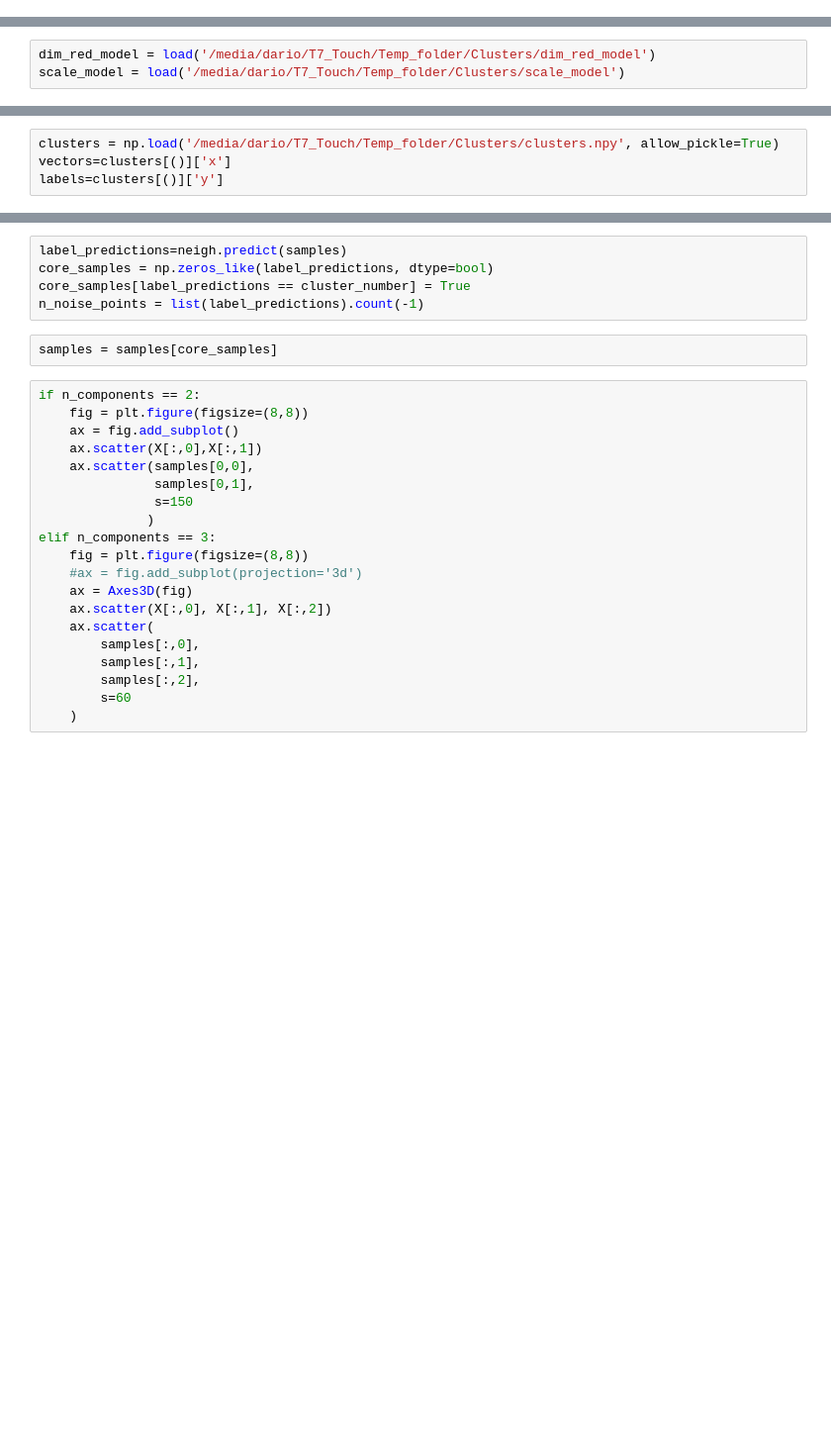
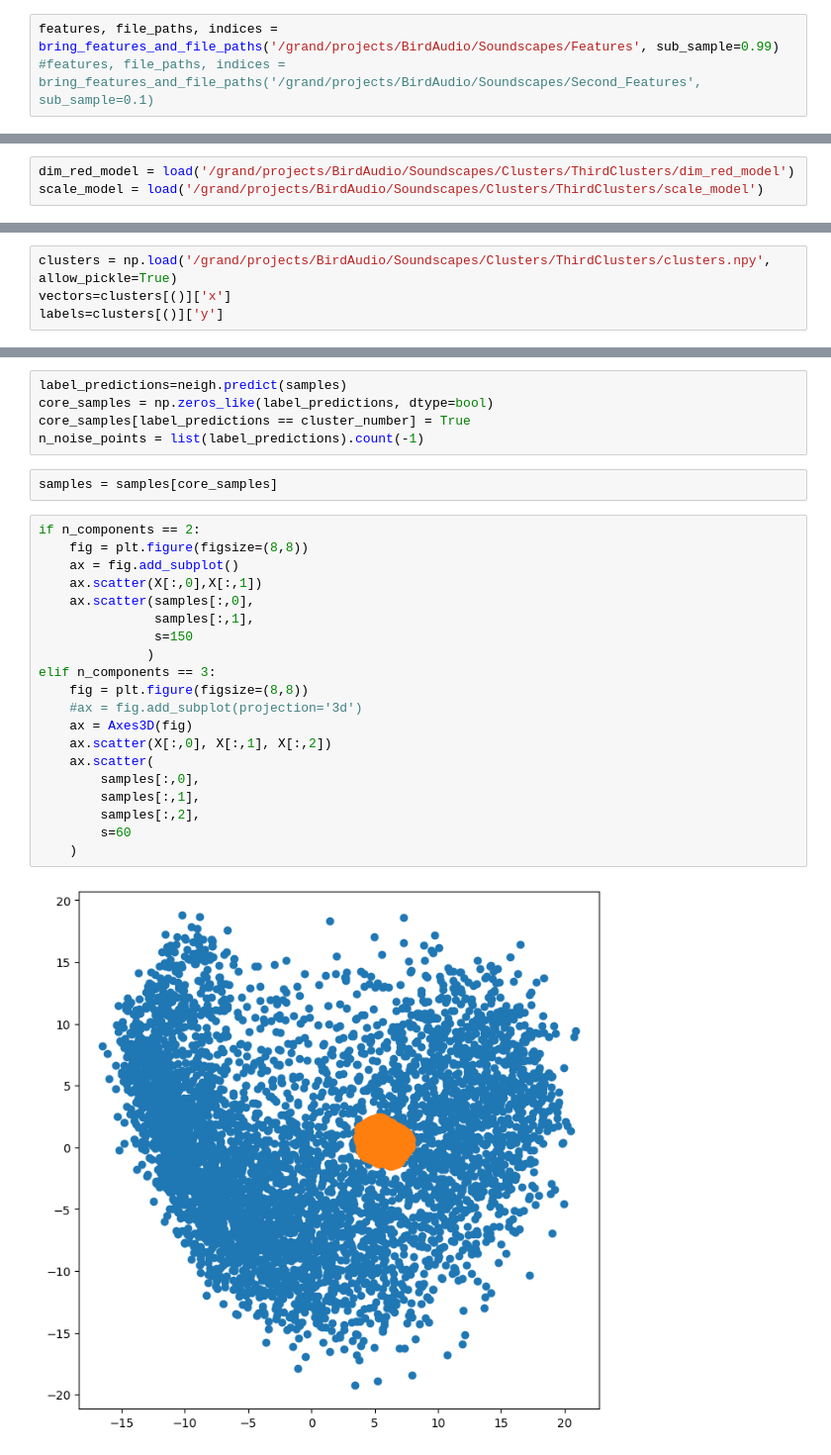
Before and after one commit to rajanisamir/Soundscape_analysis, a Jupyter notebook: Post_Processing/Find Cluster.ipynb, the cells around one changed output, grey strips where cells are left out. Shown at 99% size. Saved outputs shown, nothing was run; the diff lists cells and outputs as text; blank space fills up the shorter version.

```diff
--- a/Post_Processing/Find Cluster.ipynb
+++ b/Post_Processing/Find Cluster.ipynb
@@ -20,0 +19,3 @@ features, file_paths, indices = bring_features_and_file_paths('/home/dario/mount
+# %%
+features, file_paths, indices = bring_features_and_file_paths('/grand/projects/BirdAudio/Soundscapes/Features', sub_sample=0.99)
+#features, file_paths, indices = bring_features_and_file_paths('/grand/projects/BirdAudio/Soundscapes/Second_Features', sub_sample=0.1)
@@ -21,8 +24,8 @@ features, file_paths, indices = bring_features_and_file_paths('/home/dario/mount
 # %% [markdown]
 Now, we want to transform the features, scaling them and reducing their dimensionality
 # %%
-dim_red_model = load('/media/dario/T7_Touch/Temp_folder/Clusters/dim_red_model')
-scale_model = load('/media/dario/T7_Touch/Temp_folder/Clusters/scale_model')
+dim_red_model = load('/grand/projects/BirdAudio/Soundscapes/Clusters/ThirdClusters/dim_red_model')
+scale_model = load('/grand/projects/BirdAudio/Soundscapes/Clusters/ThirdClusters/scale_model')
 # %%
 samples = transform_features(features, scale_model, dim_red_model)
 samples.shape
@@ -31,7 +36,7 @@ Load the clusters generated from the features
 
 We will use them to classify our sample of features now
 # %%
-clusters = np.load('/media/dario/T7_Touch/Temp_folder/Clusters/clusters.npy', allow_pickle=True)
+clusters = np.load('/grand/projects/BirdAudio/Soundscapes/Clusters/ThirdClusters/clusters.npy', allow_pickle=True)
 vectors=clusters[()]['x']
 labels=clusters[()]['y']
 # %%
@@ -63,21 +73,23 @@ samples = samples[core_samples]
 # %%
 if n_components == 2:
     fig = plt.figure(figsize=(8,8))
     ax = fig.add_subplot()
     ax.scatter(X[:,0],X[:,1])
-    ax.scatter(samples[0,0],
-               samples[0,1],
+    ax.scatter(samples[:,0],
+               samples[:,1],
                s=150
               )
 elif n_components == 3:
     fig = plt.figure(figsize=(8,8))
     #ax = fig.add_subplot(projection='3d')
     ax = Axes3D(fig)
     ax.scatter(X[:,0], X[:,1], X[:,2])
     ax.scatter(
         samples[:,0],
         samples[:,1],
         samples[:,2],
         s=60
     )
+# %% [output]
+[figure, added]
 # %%
```
Also changed, not shown: parts of 7 cells of this notebook, 15 other files.
